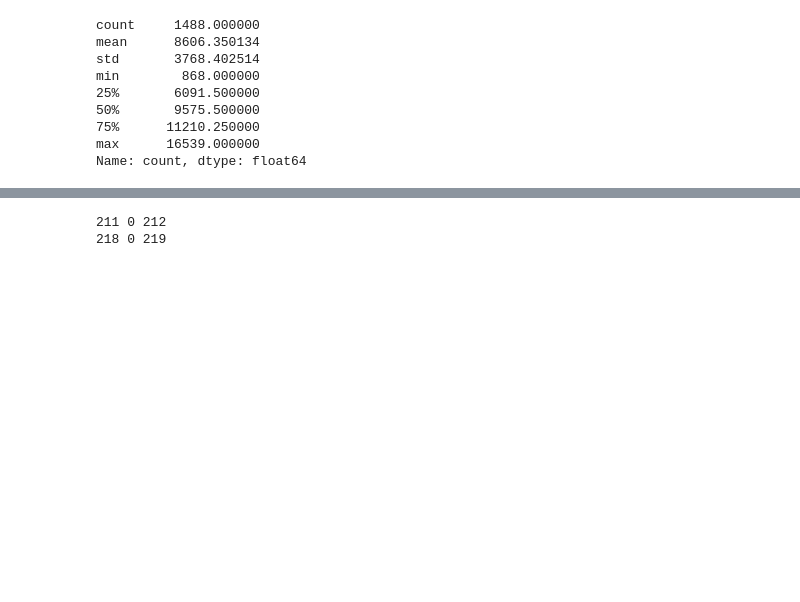
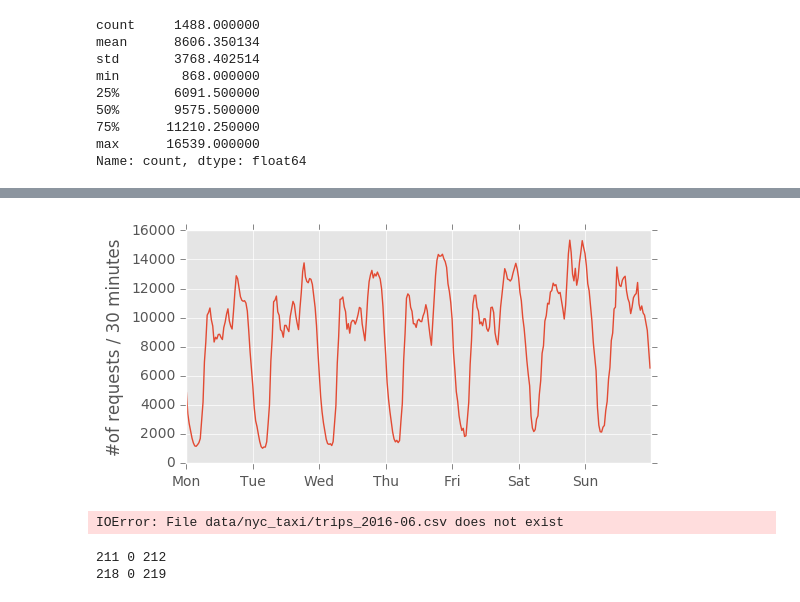
Before and after one commit to hitsuji5/FleetAI, a Jupyter notebook: analytics/demand_prediction2.ipynb, the cells around one changed output, grey strips where cells are left out. Saved outputs shown, nothing was run; the diff lists cells and outputs as text; code cells hidden in the pictures; blank space fills up the shorter version.

```diff
--- a/analytics/demand_prediction2.ipynb
+++ b/analytics/demand_prediction2.ipynb
@@ -77,4 +77,5 @@ min        868.000000
 max      16539.000000
 Name: count, dtype: float64
 # %%
-demand['time'] = (demand.date-1)*24+demand.hour
+demand = demand[(demand.date>=9) & (demand.date<=15)]
+demand['time'] = (demand.dayofweek)*24+demand.hour
@@ -86,3 +91,36 @@ plt.plot(demand.time, demand['count'])
+# %%
+index = demand.time
+dayofweek = ['Mon', 'Tue', 'Wed', 'Thu', 'Fri', 'Sat', 'Sun']
+plt.figure(figsize=(6,3))
+plt.plot(index, demand['count'])
+plt.ylabel('#of requests / 30 minutes')
+plt.xlim([0, 24*7])
+plt.xticks(range(0, 24*7, 24), dayofweek);
+# %% [output]
+[figure, added]
+# %%
+df = pd.read_csv('data/nyc_taxi/trips_2016-06.csv',
+                 usecols=[
+                     'plat', 'plon',
+                     'hour',
+                     'minute',
+                     'dayofweek',
+                     'date'
+                 ], dtype={
+                     'hour':np.float32,
+                     'minute':np.int16,
+                     'dayofweek':np.int16,
+                     'date':np.int16
+                 }
+                )
+df['hour'] += 0.5 * (df.minute / 30).astype(int)
+june = df.groupby(['date', 'dayofweek', 'hour'])[['minute']].count().rename(columns={'minute':'count'})
+june = june.reset_index()
+june = june[(june.date>=6) & (june.date<=12)]
+june['time'] = (june.dayofweek)*24+june.hour
+del df
+# %% [output]
+IOError: File data/nyc_taxi/trips_2016-06.csv does not exist
 # %%
 lat0 = 40.6
 lon0 = -74.041
```
Also changed, not shown: parts of 2 cells of this notebook, 1 other file.
